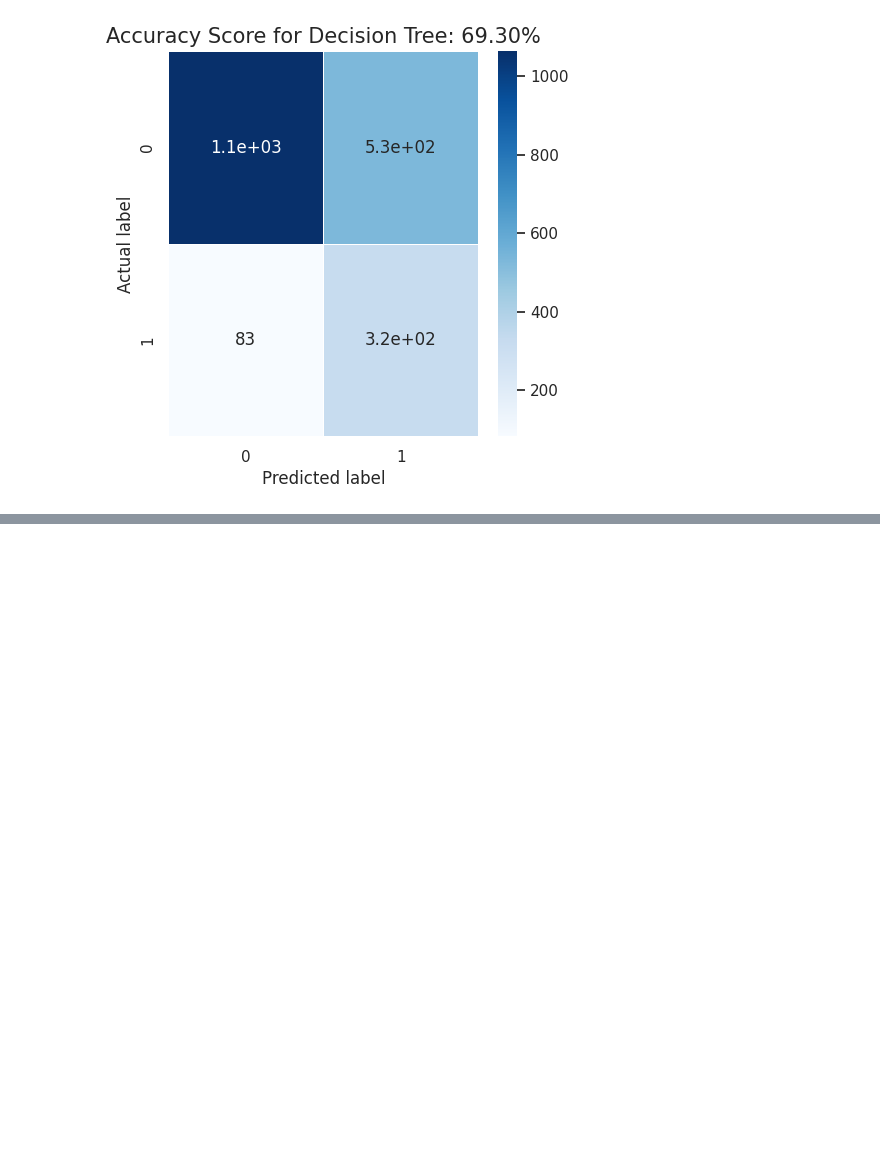
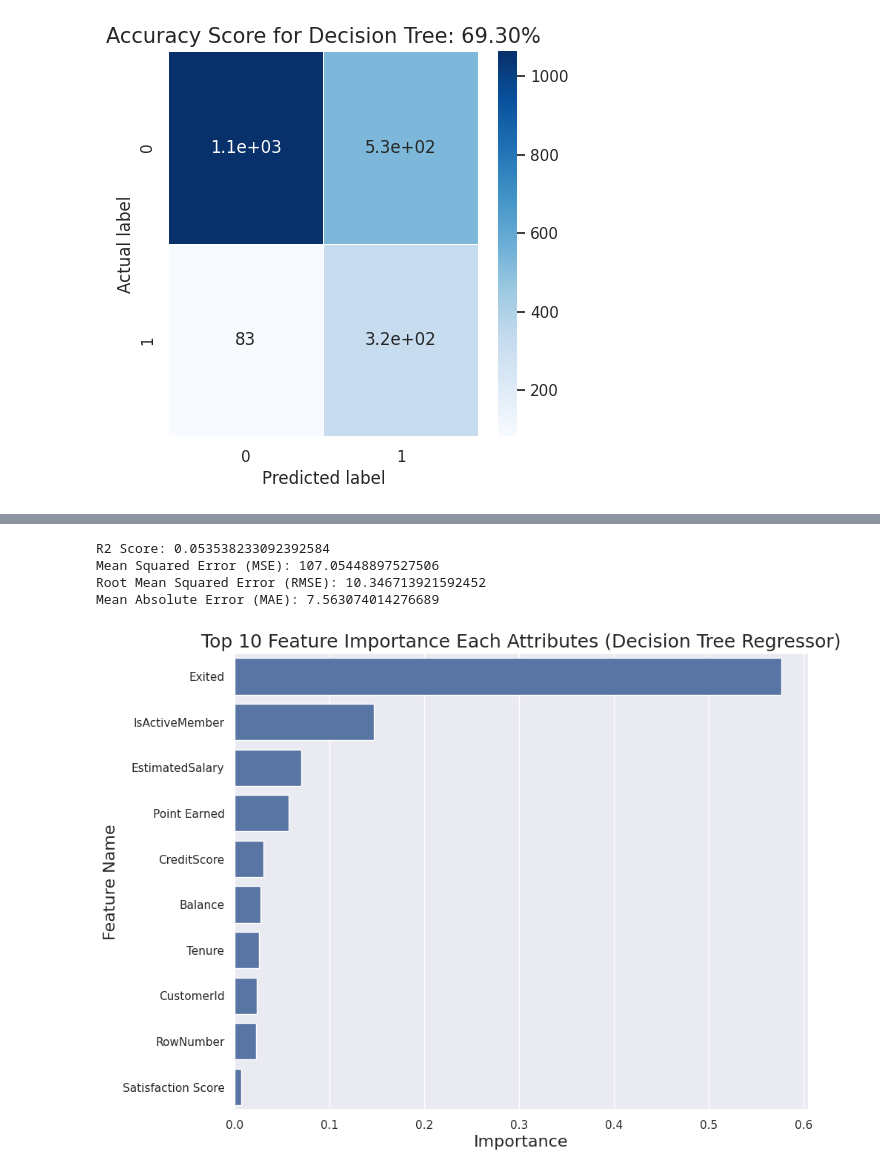
Before and after one commit to khoirulsr/AI_Engineer, a Jupyter notebook: Copy_of_Latihan_Machine_Learning.ipynb, the cells around one changed output, grey strips where cells are left out. Drawn from its saved outputs; the diff is of its cells as text; code cells hidden in the pictures; blank space fills up the shorter version.

```diff
--- a/Copy_of_Latihan_Machine_Learning.ipynb
+++ b/Copy_of_Latihan_Machine_Learning.ipynb
@@ -220,0 +268,6 @@ print("Accuracy Score :", round(accuracy_score(y_test, y_pred)*100 ,2), "%")
+# %%
+X = df.drop('Age', axis=1)
+y = df['Age']
+
+from sklearn.model_selection import train_test_split
+X_train, X_test, y_train, y_test = train_test_split(X, y, test_size=0.2, random_state=0)
@@ -220,0 +320,39 @@ print("Accuracy Score :", round(accuracy_score(y_test, y_pred)*100 ,2), "%")
+# %%
+from sklearn.metrics import r2_score, mean_squared_error, mean_absolute_error
+import numpy as np
+
+# Drop rows where y_test is NaN, and align X_test accordingly
+mask_test = ~y_test.isna()
+X_test_clean = X_test.loc[mask_test]
+y_test_clean = y_test.loc[mask_test]
+
+# Make predictions on the cleaned test set
+y_pred_dt_reg = dt_regressor_tuned.predict(X_test_clean)
+
+# Calculate and print regression metrics
+print("R2 Score:", r2_score(y_test_clean, y_pred_dt_reg))
+print("Mean Squared Error (MSE):", mean_squared_error(y_test_clean, y_pred_dt_reg))
+print("Root Mean Squared Error (RMSE):", np.sqrt(mean_squared_error(y_test_clean, y_pred_dt_reg)))
+print("Mean Absolute Error (MAE):", mean_absolute_error(y_test_clean, y_pred_dt_reg))
+# %% [output]
+R2 Score: 0.053538233092392584
+Mean Squared Error (MSE): 107.05448897527506
+Root Mean Squared Error (RMSE): 10.346713921592452
+Mean Absolute Error (MAE): 7.563074014276689
+# %%
+imp_df_dt_reg = pd.DataFrame({
+    "Feature Name": X_train_clean.columns,
+    "Importance": dt_regressor_tuned.feature_importances_
+})
+fi_dt_reg = imp_df_dt_reg.sort_values(by="Importance", ascending=False)
+
+fi2_dt_reg = fi_dt_reg.head(10)
+plt.figure(figsize=(10,8))
+sns.barplot(data=fi2_dt_reg, x='Importance', y='Feature Name')
+plt.title('Top 10 Feature Importance Each Attributes (Decision Tree Regressor)', fontsize=18)
+plt.xlabel ('Importance', fontsize=16)
+plt.ylabel ('Feature Name', fontsize=16)
+plt.savefig('feature_importance_dtree_regressor.png', format='png', bbox_inches='tight')
+plt.show()
+# %% [output]
+[figure, added]
```
Also changed, not shown: parts of 9 cells of this notebook.
